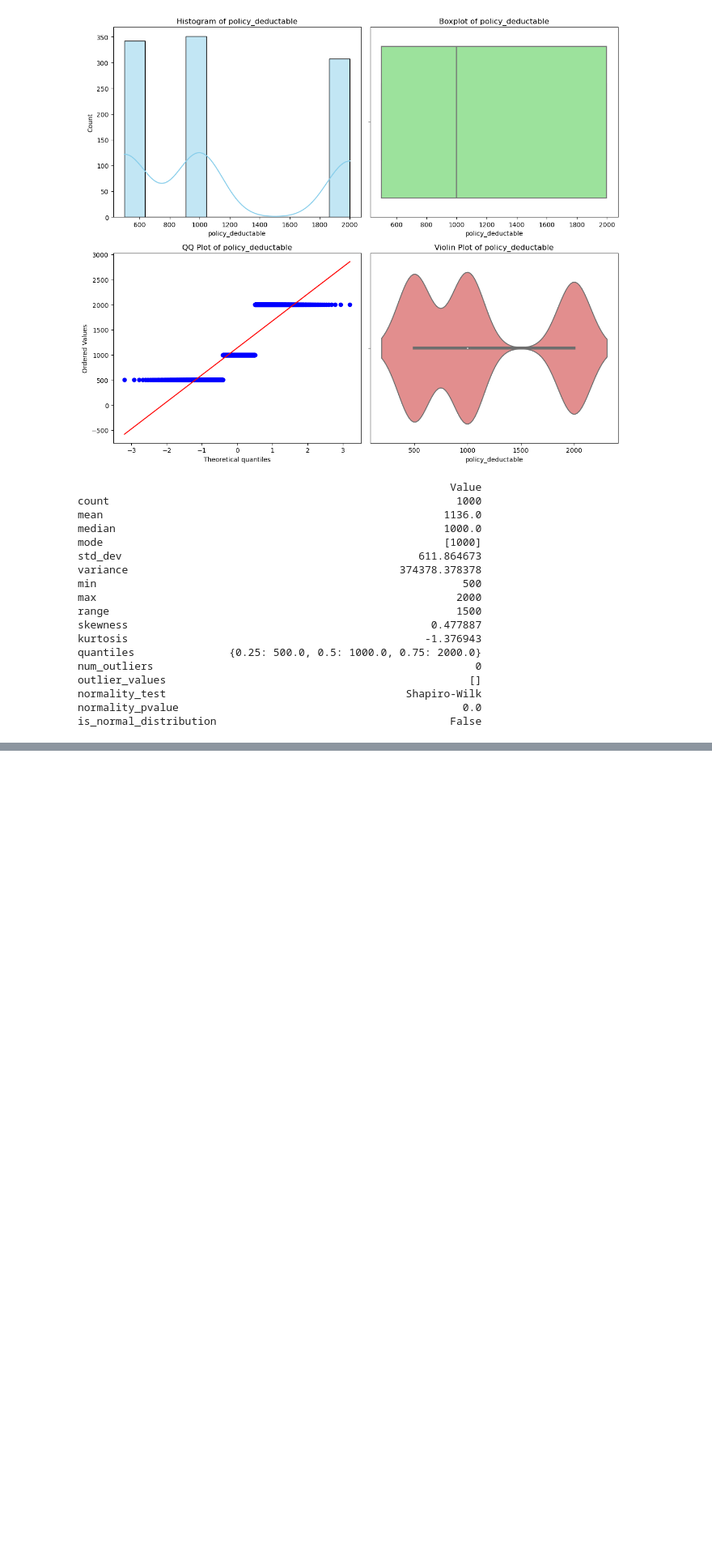
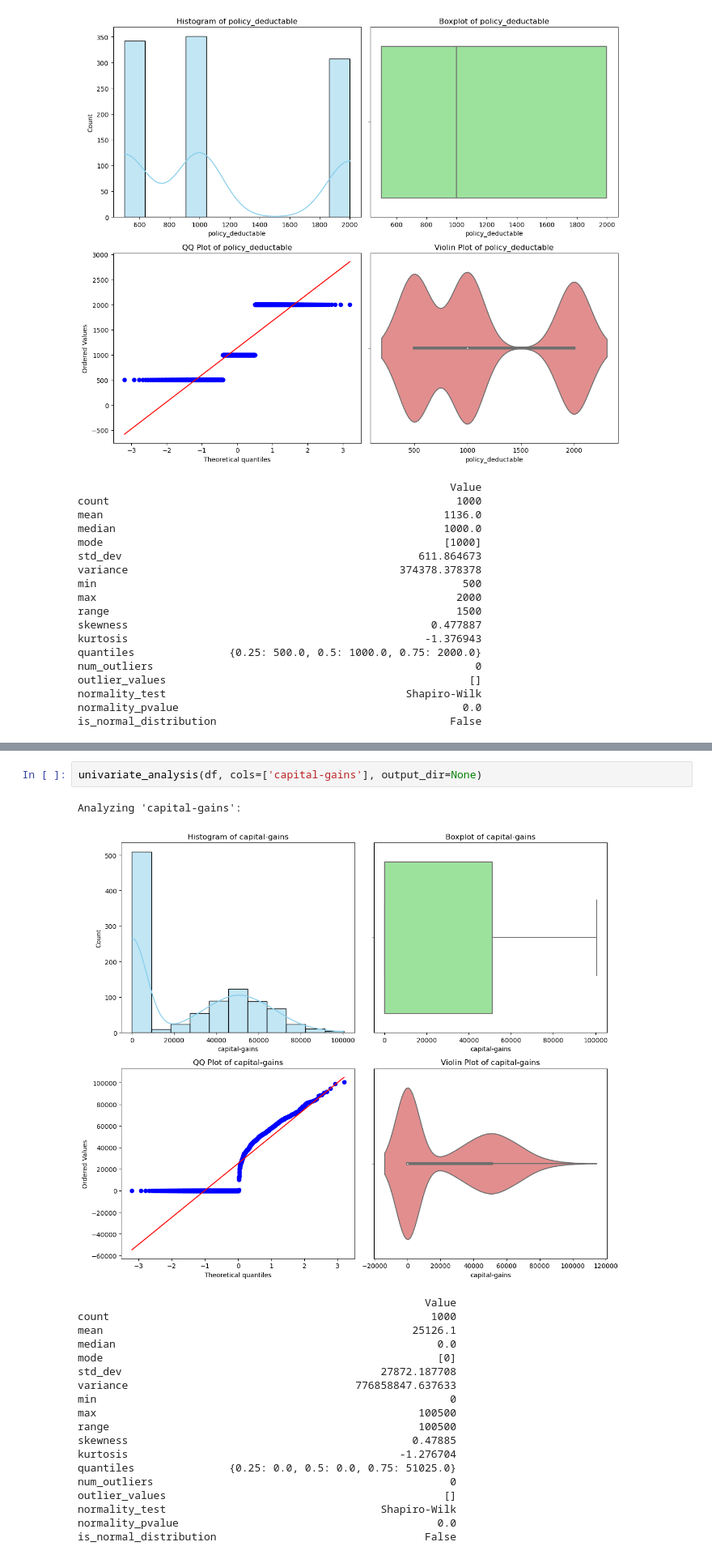
Before and after one commit to She-LoyceTsuma/Capstone, a Jupyter notebook: insurancenotebook.ipynb, the cells around one changed output, grey strips where cells are left out. Shown at 81% size. Drawn from its saved outputs; the diff is of its cells as text; blank space fills up the shorter version.

```diff
--- a/insurancenotebook.ipynb
+++ b/insurancenotebook.ipynb
@@ -284,0 +389,23 @@ is_normal_distribution                                     False
+# %%
+univariate_analysis(df, cols=['capital-gains'], output_dir=None)
+# %% [output]
+Analyzing 'capital-gains':
+[figure, added]
+                                                       Value
+count                                                   1000
+mean                                                 25126.1
+median                                                   0.0
+mode                                                     [0]
+std_dev                                         27872.187708
+variance                                    776858847.637633
+min                                                        0
+max                                                   100500
+range                                                 100500
+skewness                                             0.47885
+kurtosis                                           -1.276704
+quantiles               {0.25: 0.0, 0.5: 0.0, 0.75: 51025.0}
+num_outliers                                               0
+outlier_values                                            []
+normality_test                                  Shapiro-Wilk
+normality_pvalue                                         0.0
+is_normal_distribution                                 False
```
Also changed, not shown: parts of 13 cells of this notebook.
